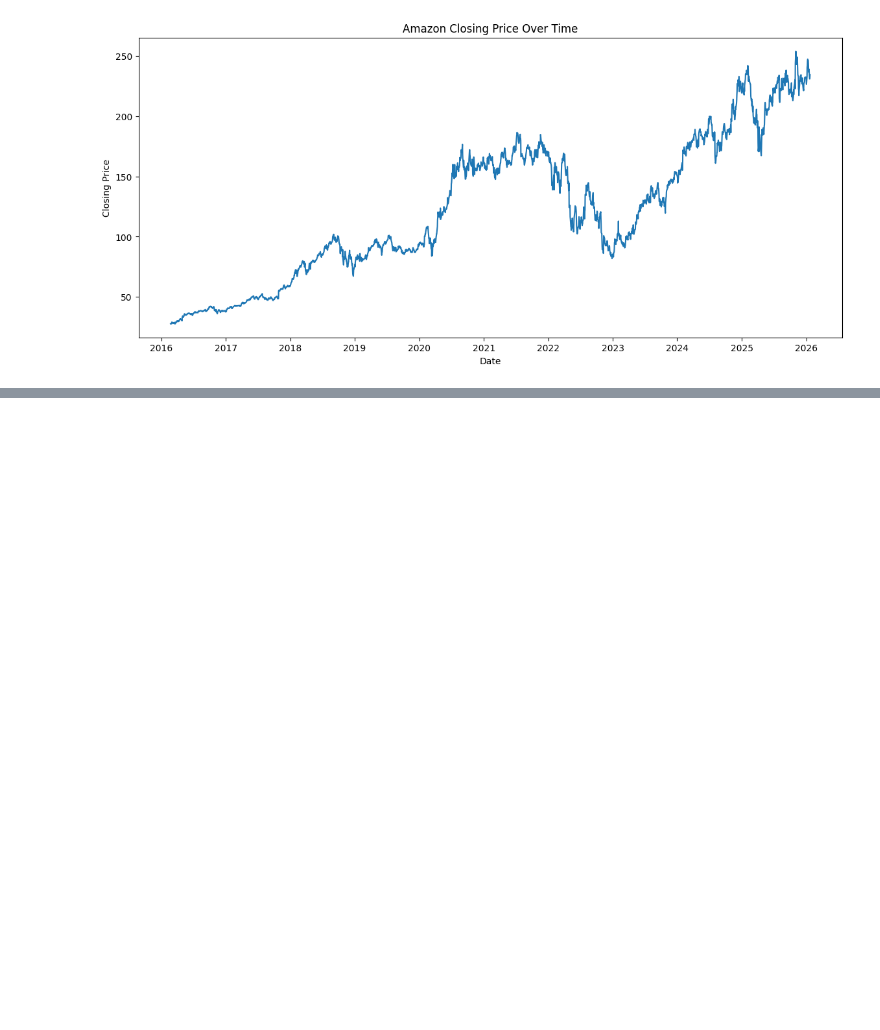
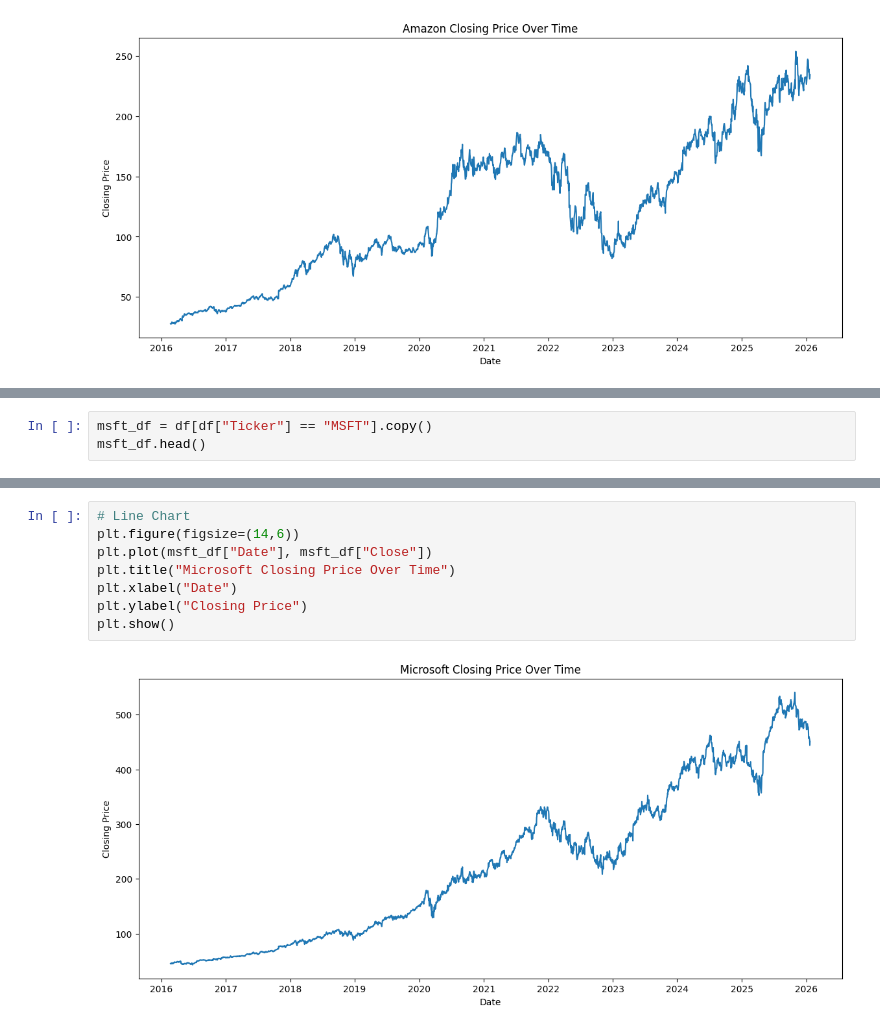
Before and after one commit to codingirl99/faang-stock-forecasting, a Jupyter notebook: notebooks/2_data_visualizations.ipynb, the cells around one changed output, grey strips where cells are left out. Drawn from its saved outputs; the diff is of its cells as text; blank space fills up the shorter version.

```diff
--- a/notebooks/2_data_visualizations.ipynb
+++ b/notebooks/2_data_visualizations.ipynb
@@ -78,0 +103,3 @@ plt.show()
+# %%
+msft_df = df[df["Ticker"] == "MSFT"].copy()
+msft_df.head()
@@ -78,0 +113,10 @@ plt.show()
+# %%
+# Line Chart
+plt.figure(figsize=(14,6))
+plt.plot(msft_df["Date"], msft_df["Close"])
+plt.title("Microsoft Closing Price Over Time")
+plt.xlabel("Date")
+plt.ylabel("Closing Price")
+plt.show()
+# %% [output]
+[figure, added]
```
Also changed, not shown: parts of 8 cells of this notebook.
